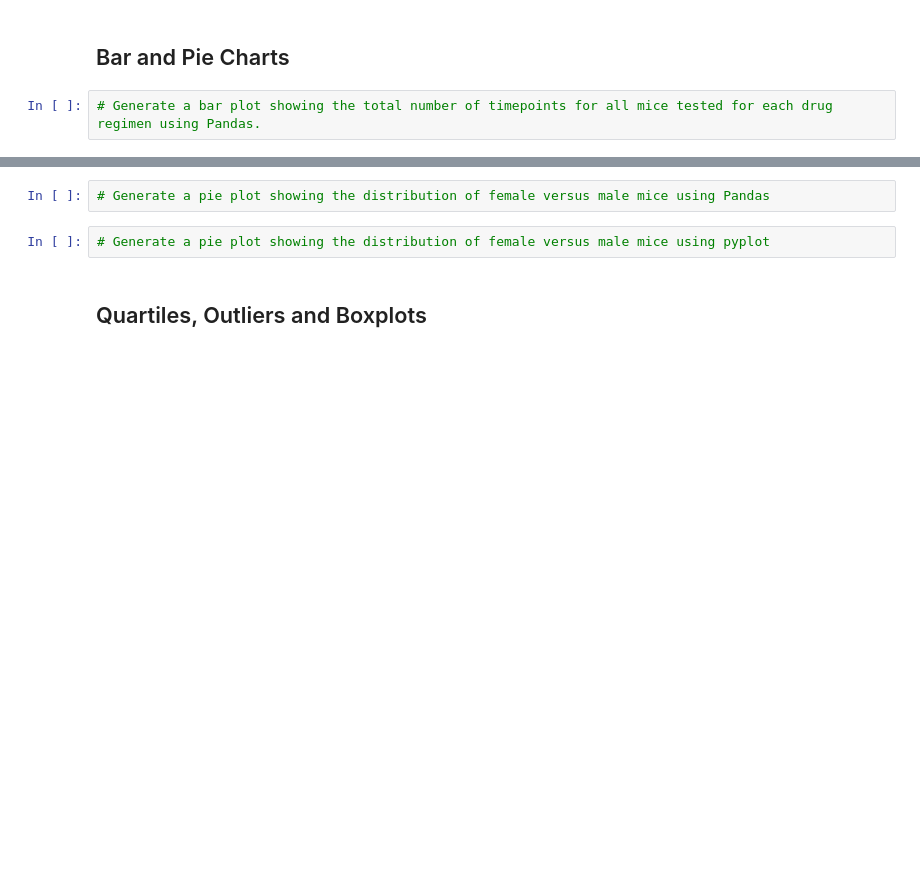
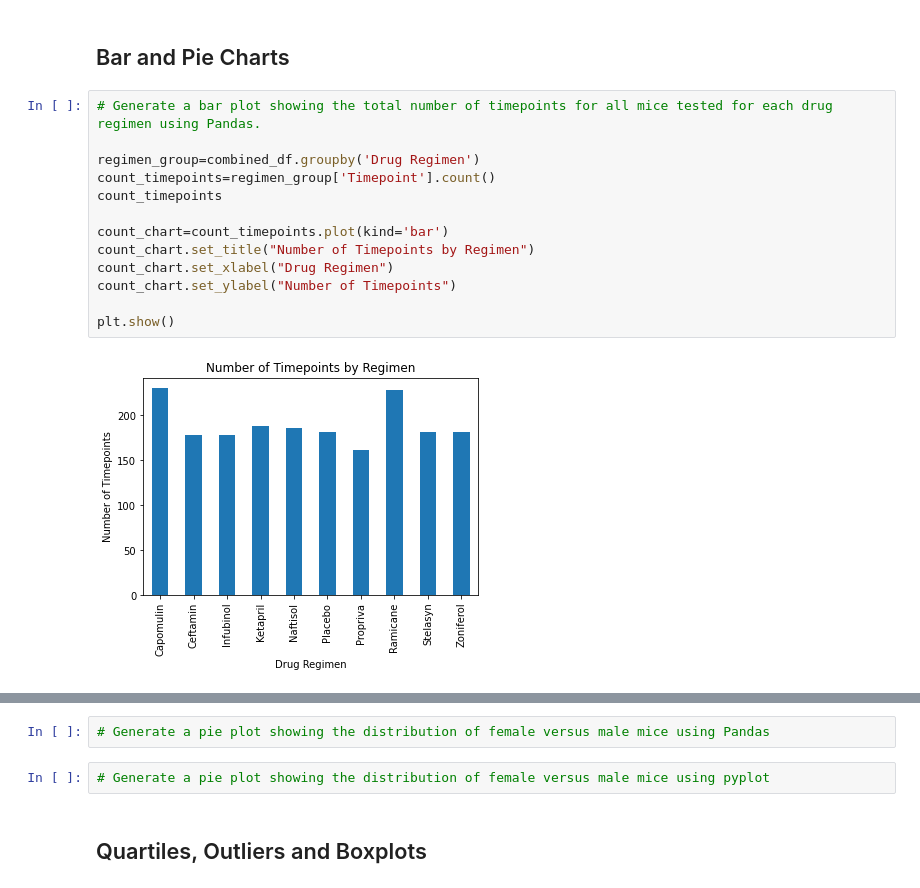
Before and after one commit to Sjenn257/matplotlib-challenge, a Jupyter notebook: pymaceuticals_starter.ipynb, the cells around one changed output, grey strips where cells are left out. Drawn from its saved outputs; the diff is of its cells as text; blank space fills up the shorter version.

Commit message:
regimen charts

```diff
--- a/pymaceuticals_starter.ipynb
+++ b/pymaceuticals_starter.ipynb
@@ -205,5 +140,18 @@ grouped_regimen_df2
 ## Bar and Pie Charts
 # %%
 # Generate a bar plot showing the total number of timepoints for all mice tested for each drug regimen using Pandas.
+
+regimen_group=combined_df.groupby('Drug Regimen')
+count_timepoints=regimen_group['Timepoint'].count()
+count_timepoints
+
+count_chart=count_timepoints.plot(kind='bar')
+count_chart.set_title("Number of Timepoints by Regimen")
+count_chart.set_xlabel("Drug Regimen")
+count_chart.set_ylabel("Number of Timepoints")
+
+plt.show()
+# %% [output]
+[figure, added]
 # %%
 # Generate a bar plot showing the total number of timepoints for all mice tested for each drug regimen using pyplot.
```
Also changed, not shown: parts of 8 cells of this notebook.
